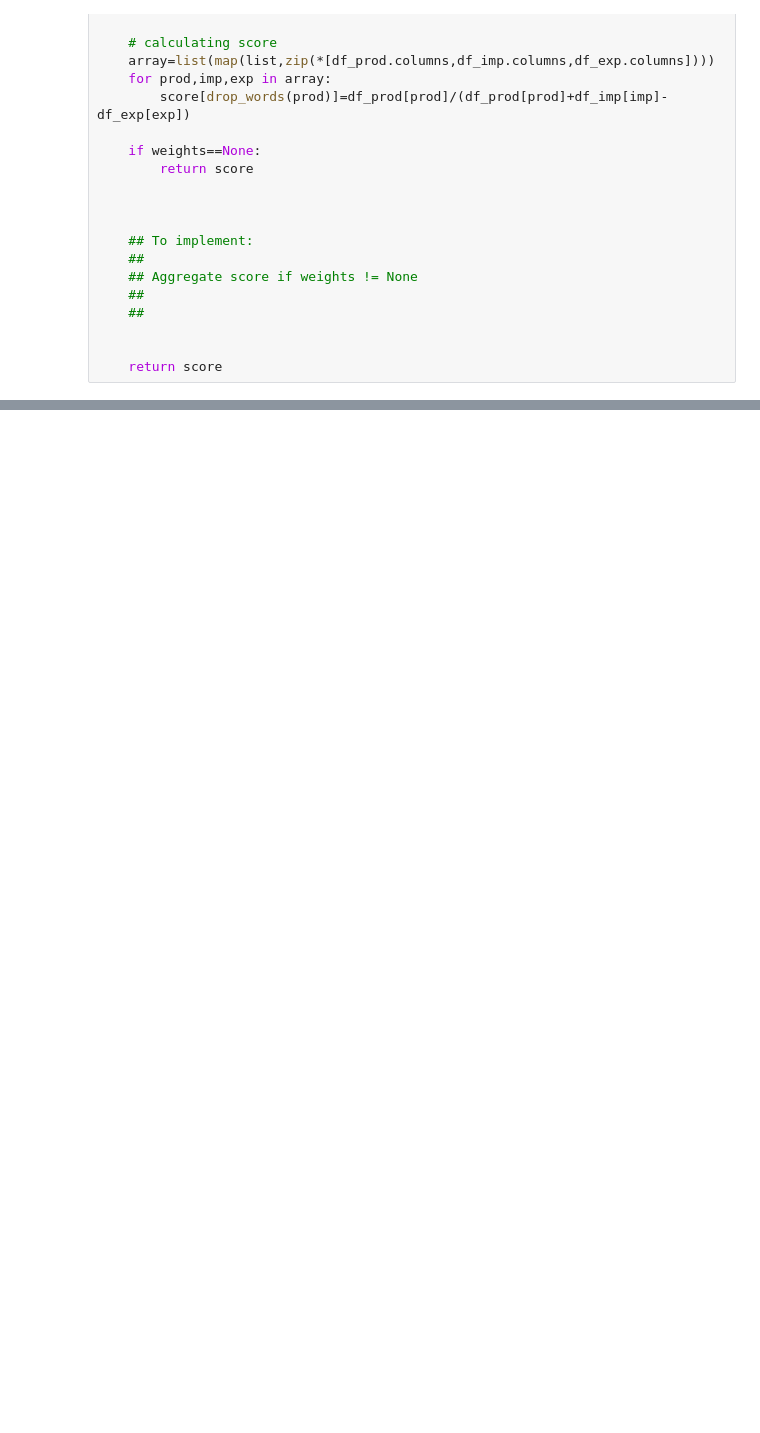
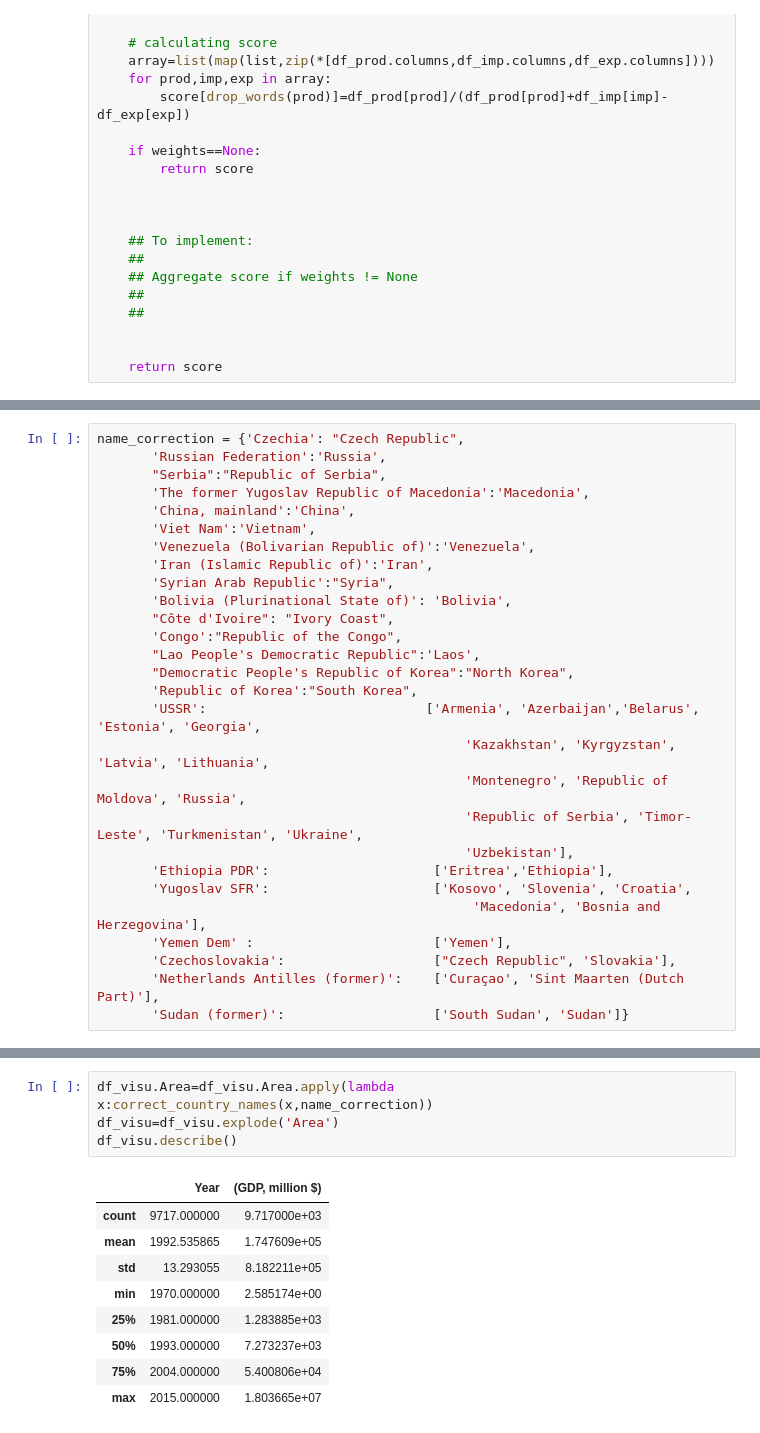
Before and after one commit to martin-ev/ADA-project, a Jupyter notebook: Scripts/Results_julien.ipynb, the cells around one changed output, grey strips where cells are left out. Saved outputs shown, nothing was run; the diff lists cells and outputs as text; blank space fills up the shorter version.

```diff
--- a/Scripts/Results_julien.ipynb
+++ b/Scripts/Results_julien.ipynb
@@ -87,0 +179,28 @@ compute_score(df)
+# %%
+name_correction = {'Czechia': "Czech Republic",
+       'Russian Federation':'Russia',
+       "Serbia":"Republic of Serbia",
+       'The former Yugoslav Republic of Macedonia':'Macedonia',
+       'China, mainland':'China',
+       'Viet Nam':'Vietnam',
+       'Venezuela (Bolivarian Republic of)':'Venezuela',
+       'Iran (Islamic Republic of)':'Iran',
+       'Syrian Arab Republic':"Syria",
+       'Bolivia (Plurinational State of)': 'Bolivia',
+       "Côte d'Ivoire": "Ivory Coast",
+       'Congo':"Republic of the Congo",
+       "Lao People's Democratic Republic":'Laos',
+       "Democratic People's Republic of Korea":"North Korea",
+       'Republic of Korea':"South Korea",
+       'USSR':                            ['Armenia', 'Azerbaijan','Belarus', 'Estonia', 'Georgia',
+                                               'Kazakhstan', 'Kyrgyzstan', 'Latvia', 'Lithuania',
+                                               'Montenegro', 'Republic of Moldova', 'Russia',
+                                               'Republic of Serbia', 'Timor-Leste', 'Turkmenistan', 'Ukraine',
+                                               'Uzbekistan'],
+       'Ethiopia PDR':                     ['Eritrea','Ethiopia'],
+       'Yugoslav SFR':                     ['Kosovo', 'Slovenia', 'Croatia',
+                                                'Macedonia', 'Bosnia and Herzegovina'],
+       'Yemen Dem' :                       ['Yemen'],
+       'Czechoslovakia':                   ["Czech Republic", 'Slovakia'],
+       'Netherlands Antilles (former)':    ['Curaçao', 'Sint Maarten (Dutch Part)'],
+       'Sudan (former)':                   ['South Sudan', 'Sudan']}
@@ -87,0 +225,14 @@ compute_score(df)
+# %%
+df_visu.Area=df_visu.Area.apply(lambda x:correct_country_names(x,name_correction))
+df_visu=df_visu.explode('Area')
+df_visu.describe()
+# %% [output]
+|  | Year | (GDP, million $) |
+| count | 9717.000000 | 9.717000e+03 |
+| mean | 1992.535865 | 1.747609e+05 |
+| std | 13.293055 | 8.182211e+05 |
+| min | 1970.000000 | 2.585174e+00 |
+| 25% | 1981.000000 | 1.283885e+03 |
+| 50% | 1993.000000 | 7.273237e+03 |
+| 75% | 2004.000000 | 5.400806e+04 |
+| max | 2015.000000 | 1.803665e+07 |
```
Also changed, not shown: parts of 20 cells of this notebook.
